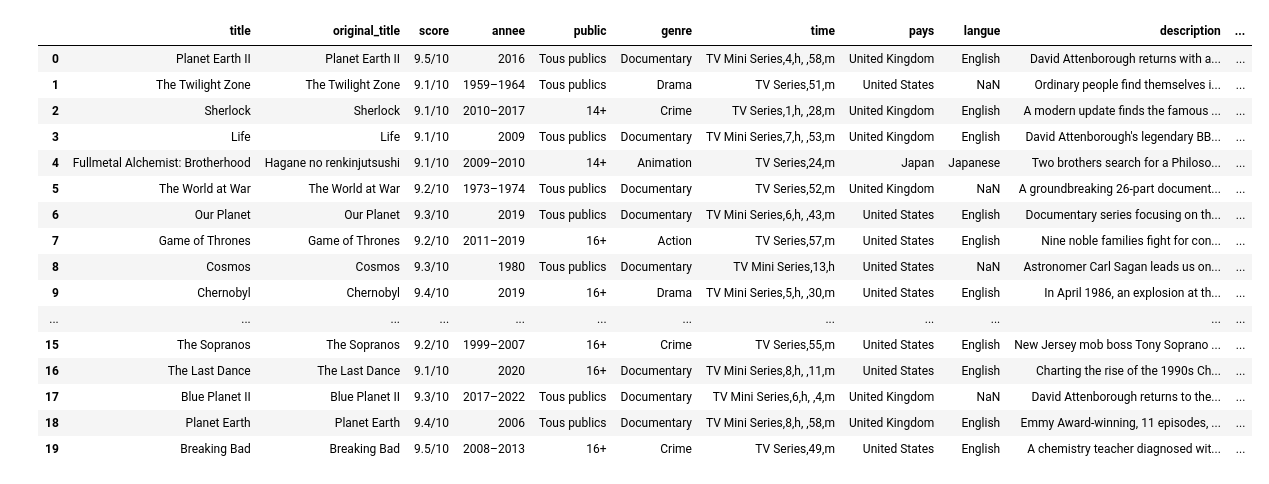
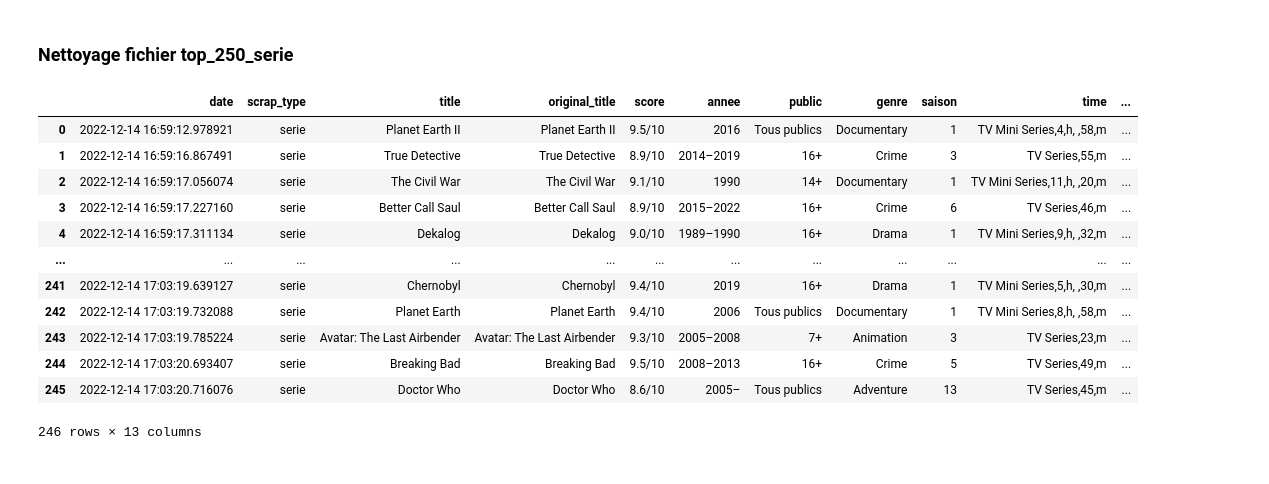
Before and after one commit to Benalieur/imdbFilms, a Jupyter notebook: MongoDbFilm/MongoDbFilm/spiders/pandas.ipynb, the cells around one changed output. Cells and saved outputs as stored; diff of their text form; code cells hidden in the pictures.

```diff
--- a/MongoDbFilm/MongoDbFilm/spiders/pandas.ipynb
+++ b/MongoDbFilm/MongoDbFilm/spiders/pandas.ipynb
@@ -41,22 +71,20 @@ Name: pays           , dtype: int64
+# %% [markdown]
+### Nettoyage fichier top_250_serie
 # %%
-df_serie = pd.read_csv('top_250_serie.csv')
+df_serie = pd.read_csv('csv/top_250_serie.csv')
 
 df_serie
 # %% [output]
-|  | title | original_title | score | annee | public | genre | time | pays | langue | description | ... |
-| 0 | Planet Earth II | Planet Earth II | 9.5/10 | 2016 | Tous publics | Documentary | TV Mini Series,4,h, ,58,m | United Kingdom | English | David Attenborough returns with a... | ... |
-| 1 | The Twilight Zone | The Twilight Zone | 9.1/10 | 1959–1964 | Tous publics | Drama | TV Series,51,m | United States | NaN | Ordinary people find themselves i... | ... |
-| 2 | Sherlock | Sherlock | 9.1/10 | 2010–2017 | 14+ | Crime | TV Series,1,h, ,28,m | United Kingdom | English | A modern update finds the famous ... | ... |
-| 3 | Life | Life | 9.1/10 | 2009 | Tous publics | Documentary | TV Mini Series,7,h, ,53,m | United Kingdom | English | David Attenborough's legendary BB... | ... |
-| 4 | Fullmetal Alchemist: Brotherhood | Hagane no renkinjutsushi | 9.1/10 | 2009–2010 | 14+ | Animation | TV Series,24,m | Japan | Japanese | Two brothers search for a Philoso... | ... |
-| 5 | The World at War | The World at War | 9.2/10 | 1973–1974 | Tous publics | Documentary | TV Series,52,m | United Kingdom | NaN | A groundbreaking 26-part document... | ... |
-| 6 | Our Planet | Our Planet | 9.3/10 | 2019 | Tous publics | Documentary | TV Mini Series,6,h, ,43,m | United States | English | Documentary series focusing on th... | ... |
-| 7 | Game of Thrones | Game of Thrones | 9.2/10 | 2011–2019 | 16+ | Action | TV Series,57,m | United States | English | Nine noble families fight for con... | ... |
-| 8 | Cosmos | Cosmos | 9.3/10 | 1980 | Tous publics | Documentary | TV Mini Series,13,h | United States | NaN | Astronomer Carl Sagan leads us on... | ... |
-| 9 | Chernobyl | Chernobyl | 9.4/10 | 2019 | 16+ | Drama | TV Mini Series,5,h, ,30,m | United States | English | In April 1986, an explosion at th... | ... |
+|  | date | scrap_type | title | original_title | score | annee | public | genre | saison | time | ... |
+| 0 | 2022-12-14 16:59:12.978921 | serie | Planet Earth II | Planet Earth II | 9.5/10 | 2016 | Tous publics | Documentary | 1 | TV Mini Series,4,h, ,58,m | ... |
+| 1 | 2022-12-14 16:59:16.867491 | serie | True Detective | True Detective | 8.9/10 | 2014–2019 | 16+ | Crime | 3 | TV Series,55,m | ... |
+| 2 | 2022-12-14 16:59:17.056074 | serie | The Civil War | The Civil War | 9.1/10 | 1990 | 14+ | Documentary | 1 | TV Mini Series,11,h, ,20,m | ... |
+| 3 | 2022-12-14 16:59:17.227160 | serie | Better Call Saul | Better Call Saul | 8.9/10 | 2015–2022 | 16+ | Crime | 6 | TV Series,46,m | ... |
+| 4 | 2022-12-14 16:59:17.311134 | serie | Dekalog | Dekalog | 9.0/10 | 1989–1990 | 16+ | Drama | 1 | TV Mini Series,9,h, ,32,m | ... |
 | ... | ... | ... | ... | ... | ... | ... | ... | ... | ... | ... | ... |
-| 15 | The Sopranos | The Sopranos | 9.2/10 | 1999–2007 | 16+ | Crime | TV Series,55,m | United States | English | New Jersey mob boss Tony Soprano ... | ... |
-| 16 | The Last Dance | The Last Dance | 9.1/10 | 2020 | 16+ | Documentary | TV Mini Series,8,h, ,11,m | United States | English | Charting the rise of the 1990s Ch... | ... |
-| 17 | Blue Planet II | Blue Planet II | 9.3/10 | 2017–2022 | Tous publics | Documentary | TV Mini Series,6,h, ,4,m | United Kingdom | NaN | David Attenborough returns to the... | ... |
-| 18 | Planet Earth | Planet Earth | 9.4/10 | 2006 | Tous publics | Documentary | TV Mini Series,8,h, ,58,m | United Kingdom | English | Emmy Award-winning, 11 episodes, ... | ... |
-| 19 | Breaking Bad | Breaking Bad | 9.5/10 | 2008–2013 | 16+ | Crime | TV Series,49,m | United States | English | A chemistry teacher diagnosed wit... | ... |
+| 241 | 2022-12-14 17:03:19.639127 | serie | Chernobyl | Chernobyl | 9.4/10 | 2019 | 16+ | Drama | 1 | TV Mini Series,5,h, ,30,m | ... |
+| 242 | 2022-12-14 17:03:19.732088 | serie | Planet Earth | Planet Earth | 9.4/10 | 2006 | Tous publics | Documentary | 1 | TV Mini Series,8,h, ,58,m | ... |
+| 243 | 2022-12-14 17:03:19.785224 | serie | Avatar: The Last Airbender | Avatar: The Last Airbender | 9.3/10 | 2005–2008 | 7+ | Animation | 3 | TV Series,23,m | ... |
+| 244 | 2022-12-14 17:03:20.693407 | serie | Breaking Bad | Breaking Bad | 9.5/10 | 2008–2013 | 16+ | Crime | 5 | TV Series,49,m | ... |
+| 245 | 2022-12-14 17:03:20.716076 | serie | Doctor Who | Doctor Who | 8.6/10 | 2005– | Tous publics | Adventure | 13 | TV Series,45,m | ... |
+246 rows × 13 columns
```
Also changed, not shown: parts of 16 cells of this notebook, 9 other files.
